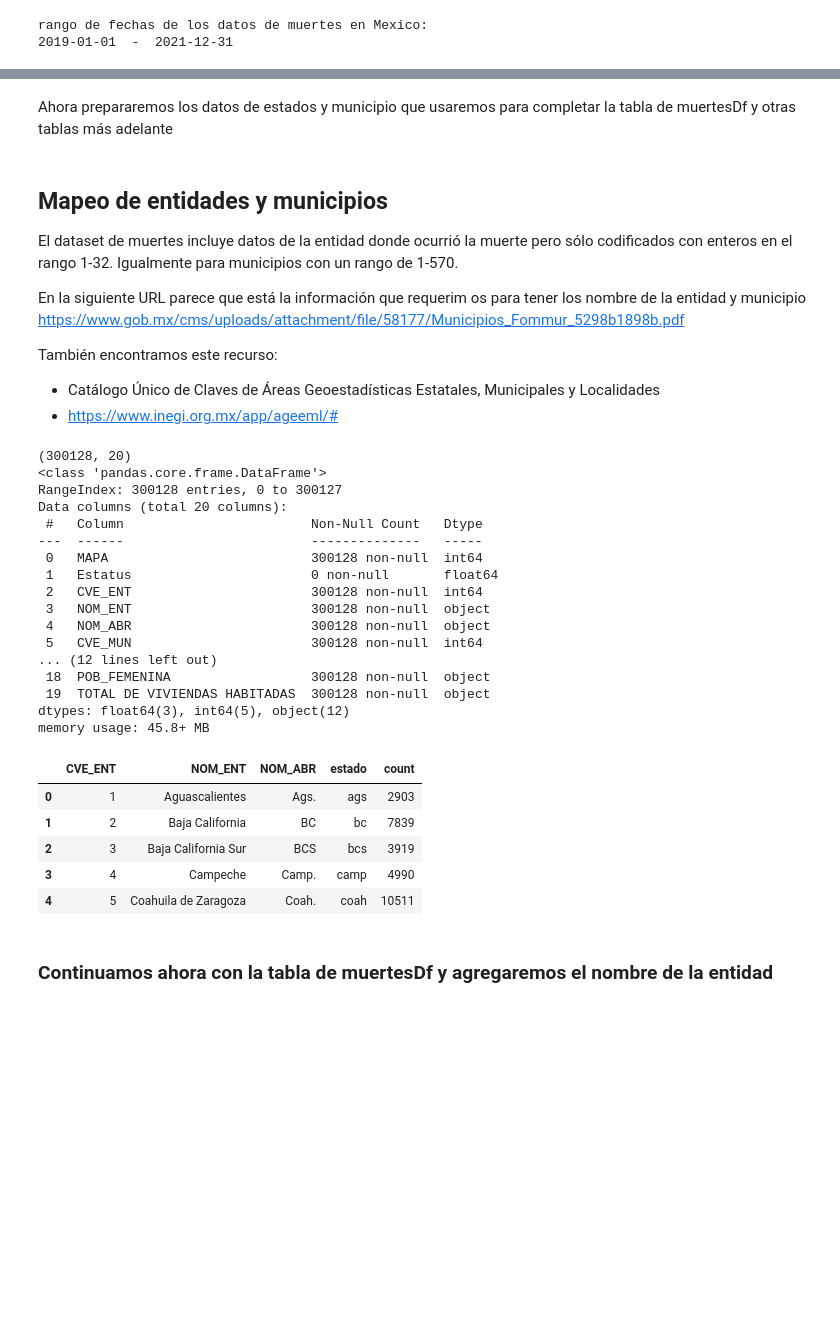
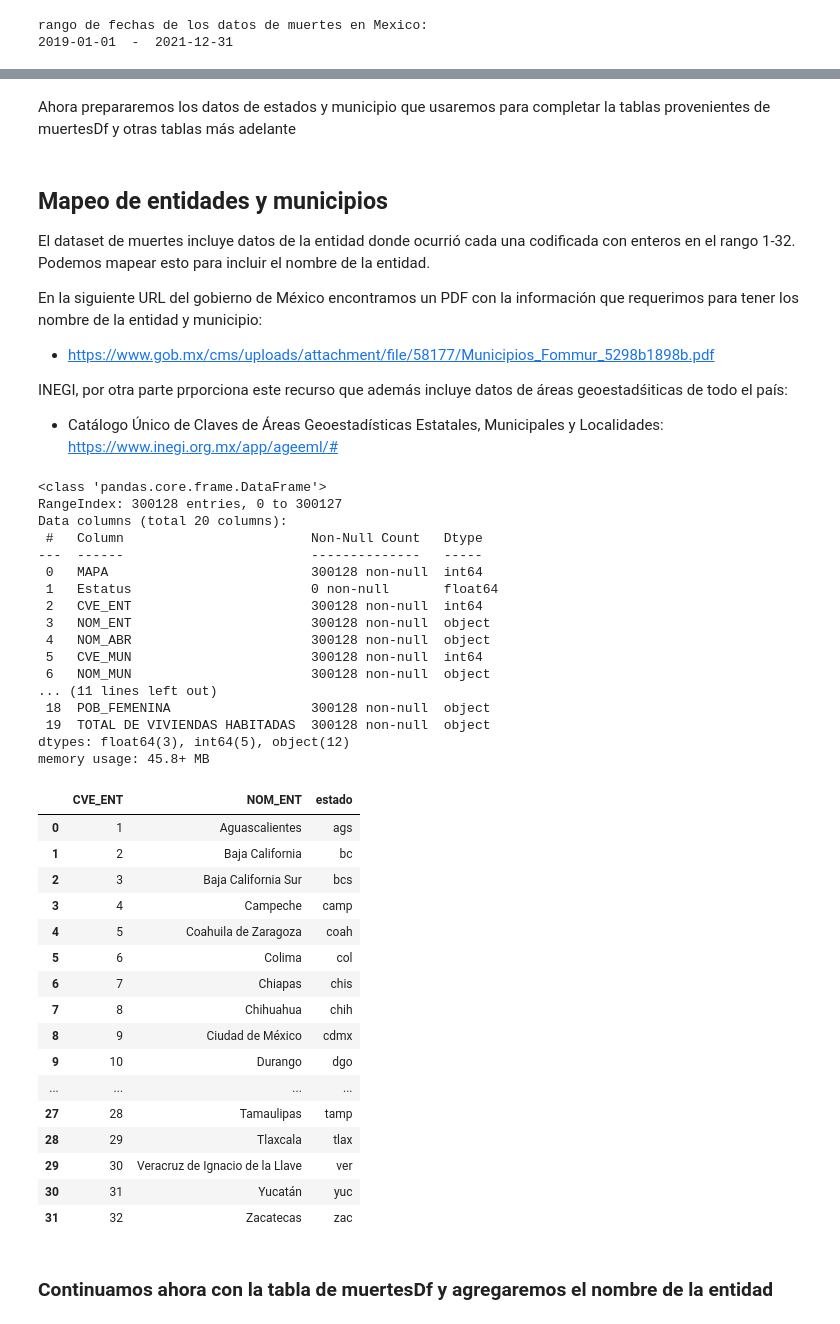
Before and after one commit to SalRmz/DCDP, a Jupyter notebook: 01 Programación en Python/notebooks/proyecto01/death_and_pollution.ipynb, the cells around one changed output, grey strips where cells are left out. Drawn from its saved outputs; the diff is of its cells as text; code cells hidden in the pictures; blank space fills up the shorter version.

Commit message:
cuaderno de proyecto limpiado y revisado. listo hasta el dataset consolidado.

```diff
--- a/01 Programación en Python/notebooks/proyecto01/death_and_pollution.ipynb
+++ b/01 Programación en Python/notebooks/proyecto01/death_and_pollution.ipynb
@@ -147,24 +226,20 @@ muertesDf.loc[muertesDf.gr_lismex_name_lower.str.contains('resp|tuber|pulm'), 'e
 # %% [markdown]
-Ahora prepararemos los datos de estados y municipio que usaremos para completar la tabla de muertesDf y otras tablas más adelante
+Ahora prepararemos los datos de estados y municipio que usaremos para completar la tablas provenientes de muertesDf y otras tablas más adelante
 # %% [markdown]
 ## Mapeo de entidades y municipios
-El dataset de muertes incluye datos de la entidad donde ocurrió la muerte pero sólo codificados con enteros en el rango 1-32. Igualmente para municipios con un rango de 1-570.
+El dataset de muertes incluye datos de la entidad donde ocurrió cada una codificada con enteros en el rango 1-32. Podemos mapear esto para incluir el nombre de la entidad.
 
-En la siguiente URL parece que está la información que requerim os para tener los nombre de la entidad y municipio
-https://www.gob.mx/cms/uploads/attachment/file/58177/Municipios_Fommur_5298b1898b.pdf
+En la siguiente URL del gobierno de México encontramos un PDF con la información que requerimos para tener los nombre de la entidad y municipio:
+- https://www.gob.mx/cms/uploads/attachment/file/58177/Municipios_Fommur_5298b1898b.pdf
 
-También encontramos este recurso:
-- Catálogo Único de Claves de Áreas Geoestadísticas Estatales, Municipales y Localidades
-- https://www.inegi.org.mx/app/ageeml/#
+INEGI, por otra parte prporciona este recurso que además incluye datos de áreas geoestadśiticas de todo el país:
+- Catálogo Único de Claves de Áreas Geoestadísticas Estatales, Municipales y Localidades: https://www.inegi.org.mx/app/ageeml/#
 # %%
-## Lectura de datos del "Catálogo Único de Claves de Áreas Geoestadísticas Estatales, Municipales y Localidades"
-# de inegi https://www.inegi.org.mx/app/ageeml/#
+# Lectura de datos de áreas geoestadísticas
 geoDf = pd.read_csv("./data/geo/AGEEML_2023318115324.csv")
-## Impresion de dimensiones
-print(geoDf.shape)
+## impresion de info
 geoDf.info()
 # %% [output]
-(300128, 20)
 <class 'pandas.core.frame.DataFrame'>
 RangeIndex: 300128 entries, 0 to 300127
 Data columns (total 20 columns):
@@ -176,26 +251,44 @@ Data columns (total 20 columns):
  3   NOM_ENT                       300128 non-null  object
  4   NOM_ABR                       300128 non-null  object
  5   CVE_MUN                       300128 non-null  int64
-... (12 lines left out)
+ 6   NOM_MUN                       300128 non-null  object
+... (11 lines left out)
  18  POB_FEMENINA                  300128 non-null  object
  19  TOTAL DE VIVIENDAS HABITADAS  300128 non-null  object
 dtypes: float64(3), int64(5), object(12)
 memory usage: 45.8+ MB
 # %%
-# vamos a hacer una columna con nombre abreviado pero que sea de maximo 3 caracteres, sin puntos y en mayuscula:
-geoDf['estado'] = geoDf.NOM_ABR.str.replace('.','').str.lower().str.replace(' ','').apply(lambda x : x[:4])
+# usaremos estos datos para crear una tabla de estados
+# vamos a hacer una columna con nombre abreviado pero que sea de maximo 3 caracteres, sin puntos ni espacios y en mayuscula:
+def crea_abr(x):
+    return str(x).replace('.','').lower().replace(' ','')[:4]
+geoDf['estado'] = geoDf['NOM_ABR'].map(crea_abr)
+geoDf['estado'].value_counts().head(10)
+# tiramos el nombre abreviado original
+geoDf.drop('NOM_ABR', axis=1, inplace=True)
 # %%
 # vamos a obtener los valores únicos para las columnas CVE_ENT y NOM_ENT,
-# así como el número de municipios de cada una
-geoDf_estados = geoDf.groupby(['CVE_ENT','NOM_ENT','NOM_ABR','estado']).size().reset_index().rename(columns={0:'count'})
-geoDf_estados.head()
+geoDf_estados = geoDf.groupby(['CVE_ENT','NOM_ENT','estado']).size().reset_index().rename(columns={0:'count'})
+geoDf_estados.drop('count', axis=1, inplace=True)
+geoDf_estados
 # %% [output]
-|  | CVE_ENT | NOM_ENT | NOM_ABR | estado | count |
-| 0 | 1 | Aguascalientes | Ags. | ags | 2903 |
-| 1 | 2 | Baja California | BC | bc | 7839 |
-| 2 | 3 | Baja California Sur | BCS | bcs | 3919 |
-| 3 | 4 | Campeche | Camp. | camp | 4990 |
-| 4 | 5 | Coahuila de Zaragoza | Coah. | coah | 10511 |
+|  | CVE_ENT | NOM_ENT | estado |
+| 0 | 1 | Aguascalientes | ags |
+| 1 | 2 | Baja California | bc |
+| 2 | 3 | Baja California Sur | bcs |
+| 3 | 4 | Campeche | camp |
+| 4 | 5 | Coahuila de Zaragoza | coah |
+| 5 | 6 | Colima | col |
+| 6 | 7 | Chiapas | chis |
+| 7 | 8 | Chihuahua | chih |
+| 8 | 9 | Ciudad de México | cdmx |
+| 9 | 10 | Durango | dgo |
+| ... | ... | ... | ... |
+| 27 | 28 | Tamaulipas | tamp |
+| 28 | 29 | Tlaxcala | tlax |
+| 29 | 30 | Veracruz de Ignacio de la Llave | ver |
+| 30 | 31 | Yucatán | yuc |
+| 31 | 32 | Zacatecas | zac |
 # %% [markdown]
 ### Continuamos ahora con la tabla de muertesDf y agregaremos el nombre de la entidad
 # %%
```
Also changed, not shown: parts of 67 cells of this notebook.
